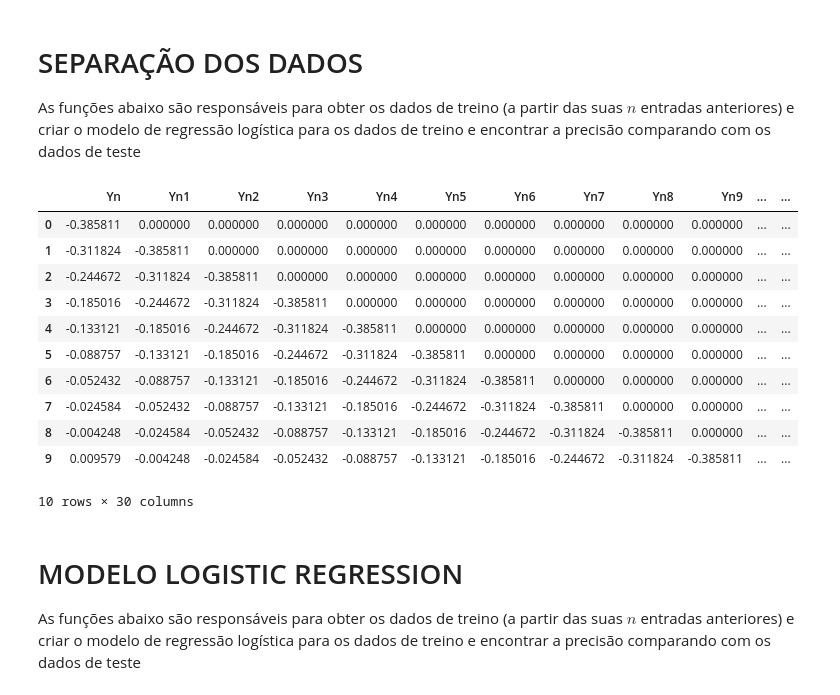
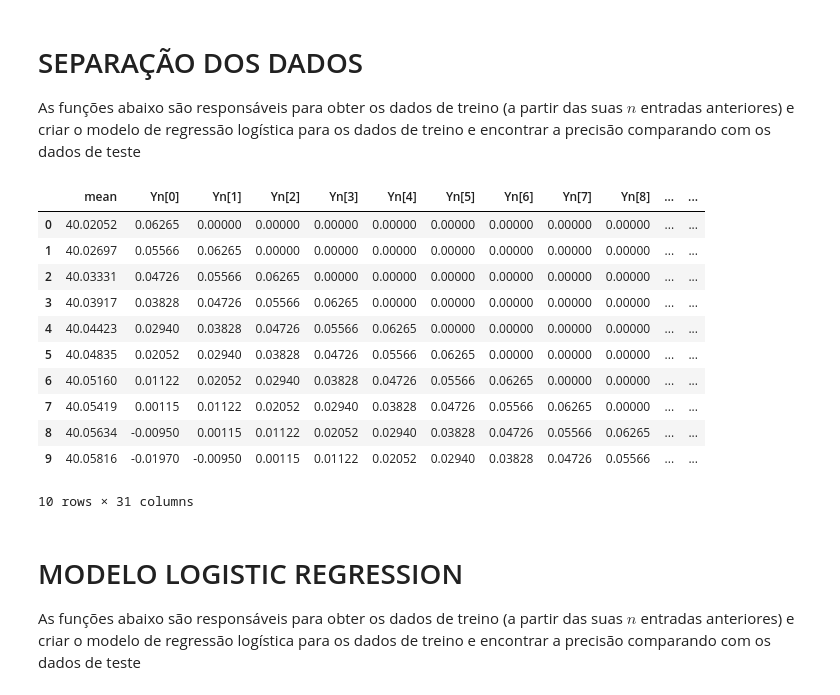
Before and after one commit to KlaussMarchi/PressureSensorModel, a Jupyter notebook: Model/Model.ipynb, the cells around one changed output. Drawn from its saved outputs; the diff is of its cells as text; code cells hidden in the pictures.

```diff
--- a/Model/Model.ipynb
+++ b/Model/Model.ipynb
@@ -74,0 +76,11 @@ total: 27.05% (3094 dados)
+# %%
+target = df.loc[(df.start_blow == False) & (df.stop_blow == False)].sample(frac=0.35, random_state=42)
+df = df.drop(target.index).reset_index(drop=True)
+
+startCount = (df.start_blow == True).sum() / len(df) * 100
+stopCount  = (df.stop_blow == True).sum()  / len(df)  * 100
+total = int((startCount + stopCount) * len(df) / 100)
+
+print(f'{startCount:.2f}% dos dados inicio de sopro')
+print(f'{stopCount:.2f}% dos dados término de sopro')
+print(f'total: {startCount + stopCount:.2f}% ({total} dados)')
@@ -78,36 +94,38 @@ As funções abaixo são responsáveis para obter os dados de treino (a partir d
 # %%
 def getStates(df, key, var='y', n=10):
     table = df.copy()
-    table[f'{var}n'] = table[key]
+    table[f'{var}n[0]'] = table[key]
 
     for i in range(1, n):
-        table[f'{var}n{i}'] = table[key].shift(i)
+        table[f'{var}n[{i}]'] = table[key].shift(i)
 
     table.fillna(0, inplace=True)
-    columns = [f'{var}n'] + [f'{var}n{i}' for i in range(1, n)]
+    columns = [f'{var}n[0]'] + [f'{var}n[{i}]' for i in range(1, n)]
     return table[columns]
 
 
 def getTrainData(df, size=5):
-    return getStates(df, 'ratio', 'Y', size)
+    states = getStates(df, 'ratio', 'Y', size)
+    mean   = df[['mean']]
+    return pd.concat([mean, states], axis=1)
 
 
 size  = 30
 xData = getTrainData(df, size)
 xData.head(10)
 # %% [output]
-|  | Yn | Yn1 | Yn2 | Yn3 | Yn4 | Yn5 | Yn6 | Yn7 | Yn8 | Yn9 | ... | ... |
-| 0 | -0.385811 | 0.000000 | 0.000000 | 0.000000 | 0.000000 | 0.000000 | 0.000000 | 0.000000 | 0.000000 | 0.000000 | ... | ... |
-| 1 | -0.311824 | -0.385811 | 0.000000 | 0.000000 | 0.000000 | 0.000000 | 0.000000 | 0.000000 | 0.000000 | 0.000000 | ... | ... |
-| 2 | -0.244672 | -0.311824 | -0.385811 | 0.000000 | 0.000000 | 0.000000 | 0.000000 | 0.000000 | 0.000000 | 0.000000 | ... | ... |
-| 3 | -0.185016 | -0.244672 | -0.311824 | -0.385811 | 0.000000 | 0.000000 | 0.000000 | 0.000000 | 0.000000 | 0.000000 | ... | ... |
-| 4 | -0.133121 | -0.185016 | -0.244672 | -0.311824 | -0.385811 | 0.000000 | 0.000000 | 0.000000 | 0.000000 | 0.000000 | ... | ... |
-| 5 | -0.088757 | -0.133121 | -0.185016 | -0.244672 | -0.311824 | -0.385811 | 0.000000 | 0.000000 | 0.000000 | 0.000000 | ... | ... |
-| 6 | -0.052432 | -0.088757 | -0.133121 | -0.185016 | -0.244672 | -0.311824 | -0.385811 | 0.000000 | 0.000000 | 0.000000 | ... | ... |
-| 7 | -0.024584 | -0.052432 | -0.088757 | -0.133121 | -0.185016 | -0.244672 | -0.311824 | -0.385811 | 0.000000 | 0.000000 | ... | ... |
-| 8 | -0.004248 | -0.024584 | -0.052432 | -0.088757 | -0.133121 | -0.185016 | -0.244672 | -0.311824 | -0.385811 | 0.000000 | ... | ... |
-| 9 | 0.009579 | -0.004248 | -0.024584 | -0.052432 | -0.088757 | -0.133121 | -0.185016 | -0.244672 | -0.311824 | -0.385811 | ... | ... |
+|  | mean | Yn[0] | Yn[1] | Yn[2] | Yn[3] | Yn[4] | Yn[5] | Yn[6] | Yn[7] | Yn[8] | ... | ... |
+| 0 | 40.02052 | 0.06265 | 0.00000 | 0.00000 | 0.00000 | 0.00000 | 0.00000 | 0.00000 | 0.00000 | 0.00000 | ... | ... |
+| 1 | 40.02697 | 0.05566 | 0.06265 | 0.00000 | 0.00000 | 0.00000 | 0.00000 | 0.00000 | 0.00000 | 0.00000 | ... | ... |
+| 2 | 40.03331 | 0.04726 | 0.05566 | 0.06265 | 0.00000 | 0.00000 | 0.00000 | 0.00000 | 0.00000 | 0.00000 | ... | ... |
+| 3 | 40.03917 | 0.03828 | 0.04726 | 0.05566 | 0.06265 | 0.00000 | 0.00000 | 0.00000 | 0.00000 | 0.00000 | ... | ... |
+| 4 | 40.04423 | 0.02940 | 0.03828 | 0.04726 | 0.05566 | 0.06265 | 0.00000 | 0.00000 | 0.00000 | 0.00000 | ... | ... |
+| 5 | 40.04835 | 0.02052 | 0.02940 | 0.03828 | 0.04726 | 0.05566 | 0.06265 | 0.00000 | 0.00000 | 0.00000 | ... | ... |
+| 6 | 40.05160 | 0.01122 | 0.02052 | 0.02940 | 0.03828 | 0.04726 | 0.05566 | 0.06265 | 0.00000 | 0.00000 | ... | ... |
+| 7 | 40.05419 | 0.00115 | 0.01122 | 0.02052 | 0.02940 | 0.03828 | 0.04726 | 0.05566 | 0.06265 | 0.00000 | ... | ... |
+| 8 | 40.05634 | -0.00950 | 0.00115 | 0.01122 | 0.02052 | 0.02940 | 0.03828 | 0.04726 | 0.05566 | 0.06265 | ... | ... |
+| 9 | 40.05816 | -0.01970 | -0.00950 | 0.00115 | 0.01122 | 0.02052 | 0.02940 | 0.03828 | 0.04726 | 0.05566 | ... | ... |
-10 rows × 30 columns
+10 rows × 31 columns
 # %%
 is_blowing = False
 
```
Also changed, not shown: parts of 15 cells of this notebook, 21 other files.
